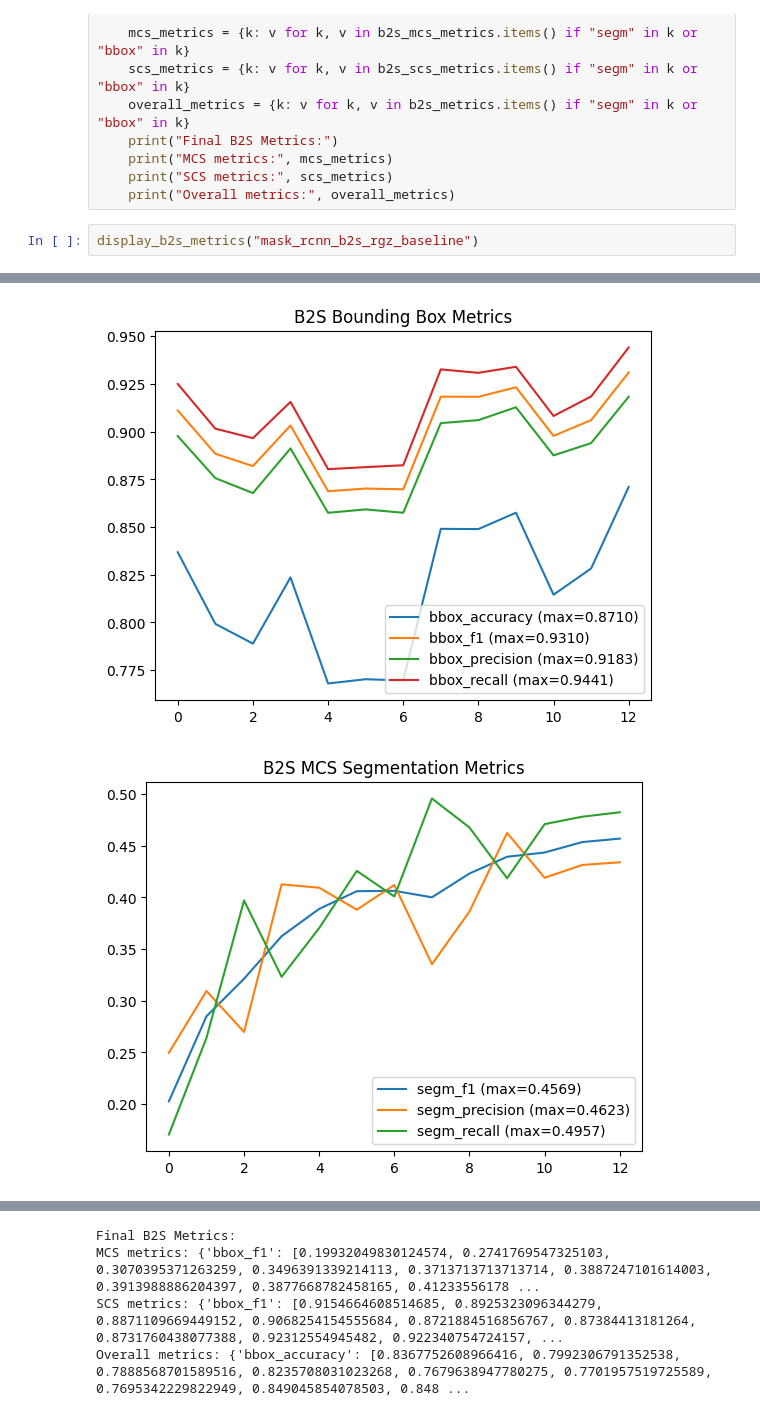
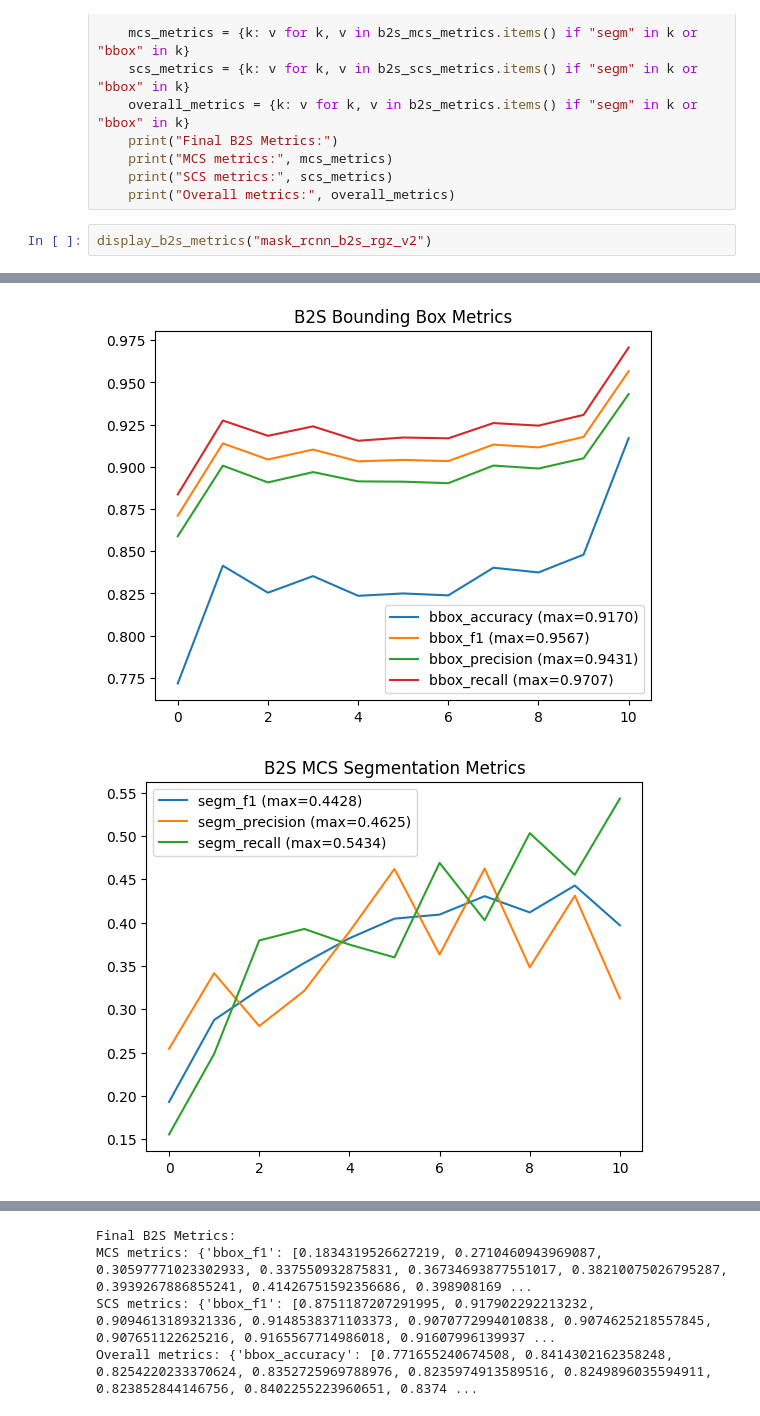
Before and after one commit to Aureusa/detectron2, a Jupyter notebook: metrics_display_masked_rcnn.ipynb, the cells around one changed output, grey strips where cells are left out. Drawn from its saved outputs; the diff is of its cells as text.

```diff
--- a/metrics_display_masked_rcnn.ipynb
+++ b/metrics_display_masked_rcnn.ipynb
@@ -173,5 +173,5 @@ def display_b2s_metrics(metrics_file):
     print("SCS metrics:", scs_metrics)
     print("Overall metrics:", overall_metrics)
 # %%
-display_b2s_metrics("mask_rcnn_b2s_rgz_baseline")
+display_b2s_metrics("mask_rcnn_b2s_rgz_v2")
 # %% [output]
@@ -180,2 +180,2 @@ display_b2s_metrics("mask_rcnn_b2s_rgz_baseline")
-[figure, old version]
+[figure, new version]
-[figure, old version]
+[figure, new version]
@@ -185,7 +185,7 @@ display_b2s_metrics("mask_rcnn_b2s_rgz_baseline")
 Final B2S Metrics:
-MCS metrics: {'bbox_f1': [0.19932049830124574, 0.2741769547325103, 0.3070395371263259, 0.3496391339214113, 0.3713713713713714, 0.3887247101614003, 0.3913988886204397, 0.3877668782458165, 0.41233556178 ...
-SCS metrics: {'bbox_f1': [0.9154664608514685, 0.8925323096344279, 0.8871109669449152, 0.9068254154555684, 0.8721884516856767, 0.87384413181264, 0.8731760438077388, 0.92312554945482, 0.922340754724157, ...
-Overall metrics: {'bbox_accuracy': [0.8367752608966416, 0.7992306791352538, 0.7888568701589516, 0.8235708031023268, 0.7679638947780275, 0.7701957519725589, 0.7695342229822949, 0.849045854078503, 0.848 ...
+MCS metrics: {'bbox_f1': [0.1834319526627219, 0.2710460943969087, 0.30597771023302933, 0.337550932875831, 0.36734693877551017, 0.38210075026795287, 0.3939267886855241, 0.41426751592356686, 0.398908169 ...
+SCS metrics: {'bbox_f1': [0.8751187207291995, 0.917902292213232, 0.9094613189321336, 0.9148538371103373, 0.9070772994010838, 0.9074625218557845, 0.907651122625216, 0.9165567714986018, 0.91607996139937 ...
+Overall metrics: {'bbox_accuracy': [0.771655240674508, 0.8414302162358248, 0.8254220233370624, 0.8352725969788976, 0.8235974913589516, 0.8249896035594911, 0.823852844146756, 0.8402255223960651, 0.8374 ...
 # %%
 import ast
 import json
```
Also changed, not shown: parts of 3 cells of this notebook, 3 other files.
